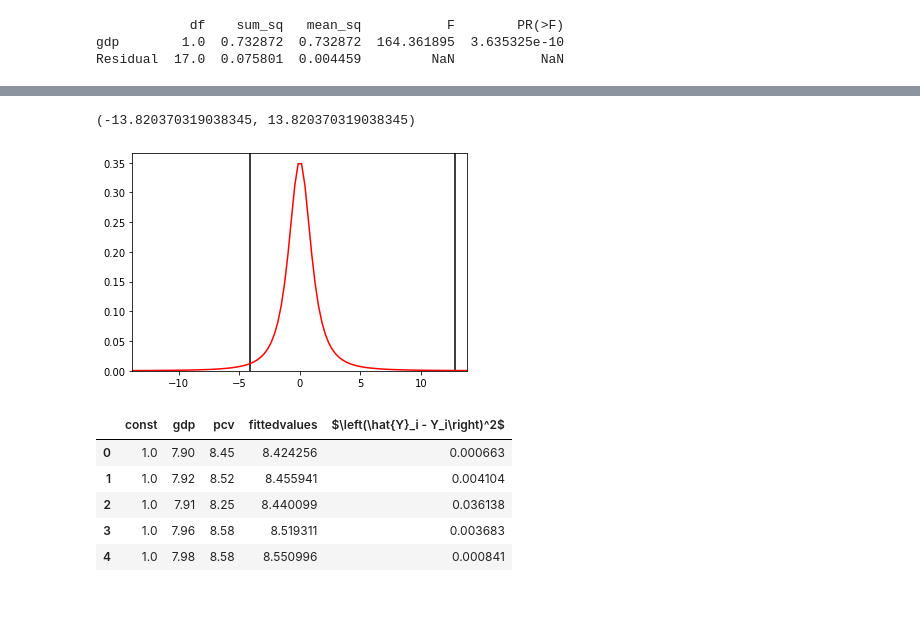
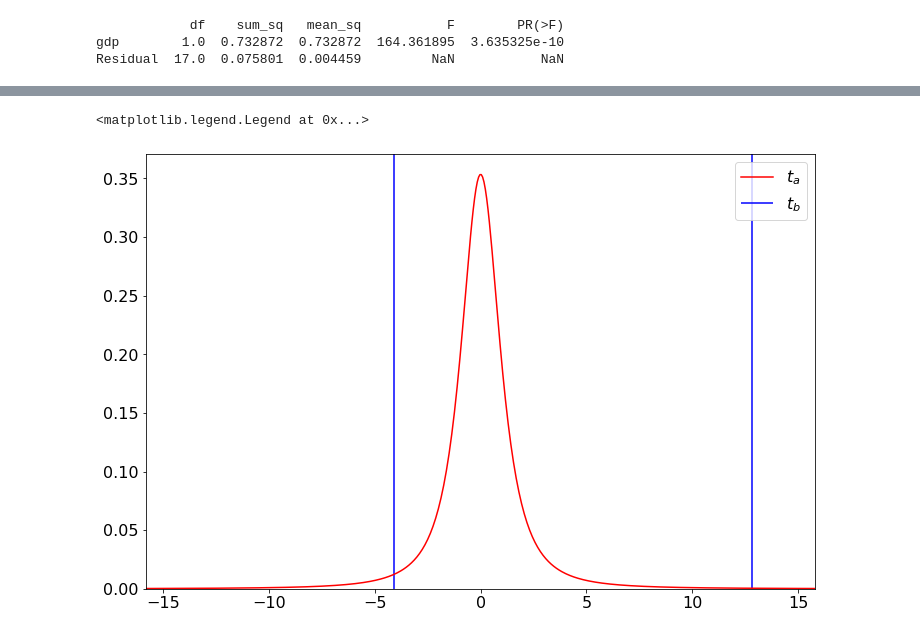
Before and after one commit to ZacharySBrown/vcu-scma440-2021q1, a Jupyter notebook: examples/5_simple_regression.ipynb, the cells around one changed output, grey strips where cells are left out. Drawn from its saved outputs; the diff is of its cells as text; code cells hidden in the pictures; blank space fills up the shorter version.

```diff
--- a/examples/5_simple_regression.ipynb
+++ b/examples/5_simple_regression.ipynb
@@ -74,0 +56,9 @@ results.mse_model/results.mse_resid
+# %%
+# Create an instance of the model
+model = ols('pcv ~ gdp + 1', data=gdp_pcv)
+
+# Fit the model
+results = model.fit()
+
+# Print out a summary for the fit results
+print(results.summary())
@@ -92,19 +173,29 @@ dtype: float64
 # %%
+# We have two degrees of freedom for the t-distribution
 df = 2
 
-x = np.linspace(-r-1,
-                r+1, 100)
+# Get the tvalues
+tvalues = results.tvalues
+
+# Get the range for our plot
+# (want to make sure it includes both values)
+r = abs(results.tvalues).max()
+
+# Get the range we want to plot the distribution over
+x = np.linspace(-r-3,
+                r+3, 500)
 plt.plot(x, t.pdf(x, df),
        'r-', label='t pdf')
 
 y_min, y_max = plt.ylim()
 
-plt.vlines(results.tvalues, 0, y_max)
+plt.vlines(tvalues, 0, y_max, color='blue')
 
 plt.ylim(0, y_max)
 
-r = abs(results.tvalues).max()
-plt.xlim(-r-1, r+1)
+plt.xlim(-r-3, r+3)
+
+plt.legend(['$t_{a}$', '$t_{b}$'])
 # %% [output]
-(-13.820370319038345, 13.820370319038345)
+<matplotlib.legend.Legend at 0x...>
-[figure, old version]
+[figure, new version]
@@ -118,9 +201,0 @@ fitted_data['$\left(\hat{Y}_i - Y_i\right)^2$'] = (fitted_data['pcv'] - fitted_d
-# %%
-fitted_data.head()
-# %% [output]
-|  | const | gdp | pcv | fittedvalues | $\left(\hat{Y}_i - Y_i\right)^2$ |
-| 0 | 1.0 | 7.90 | 8.45 | 8.424256 | 0.000663 |
-| 1 | 1.0 | 7.92 | 8.52 | 8.455941 | 0.004104 |
-| 2 | 1.0 | 7.91 | 8.25 | 8.440099 | 0.036138 |
-| 3 | 1.0 | 7.96 | 8.58 | 8.519311 | 0.003683 |
-| 4 | 1.0 | 7.98 | 8.58 | 8.550996 | 0.000841 |
```
Also changed, not shown: parts of 26 cells of this notebook.
